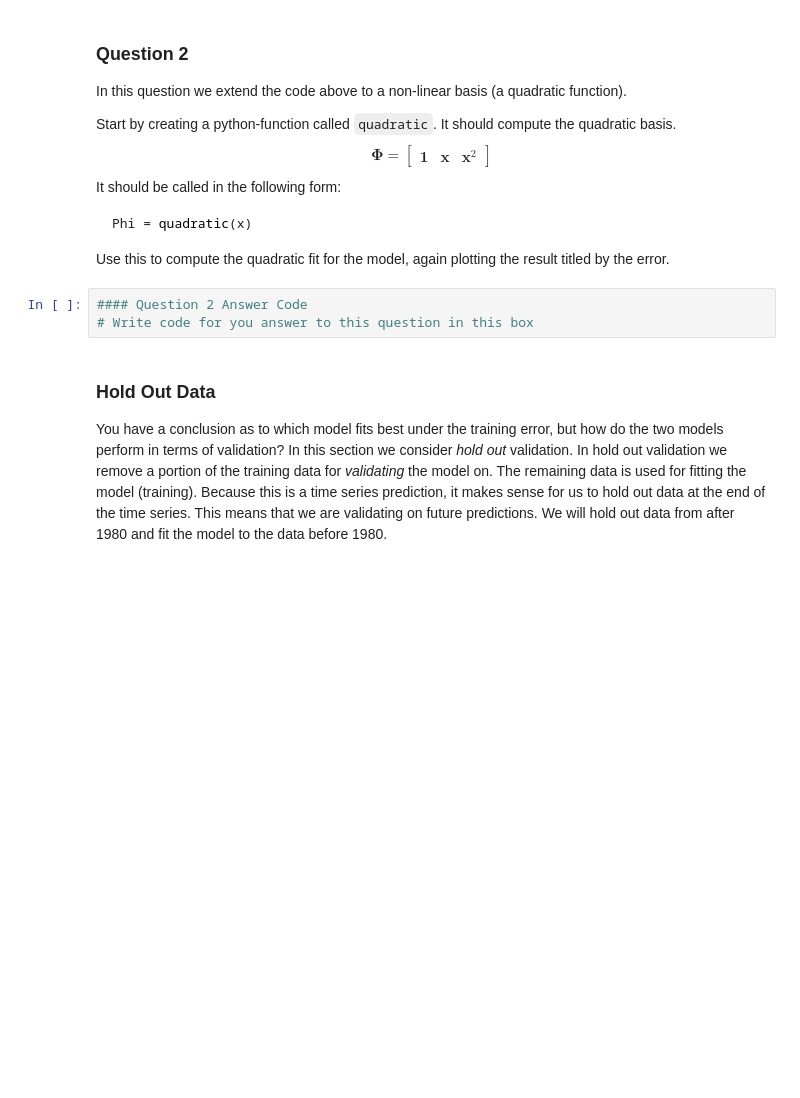
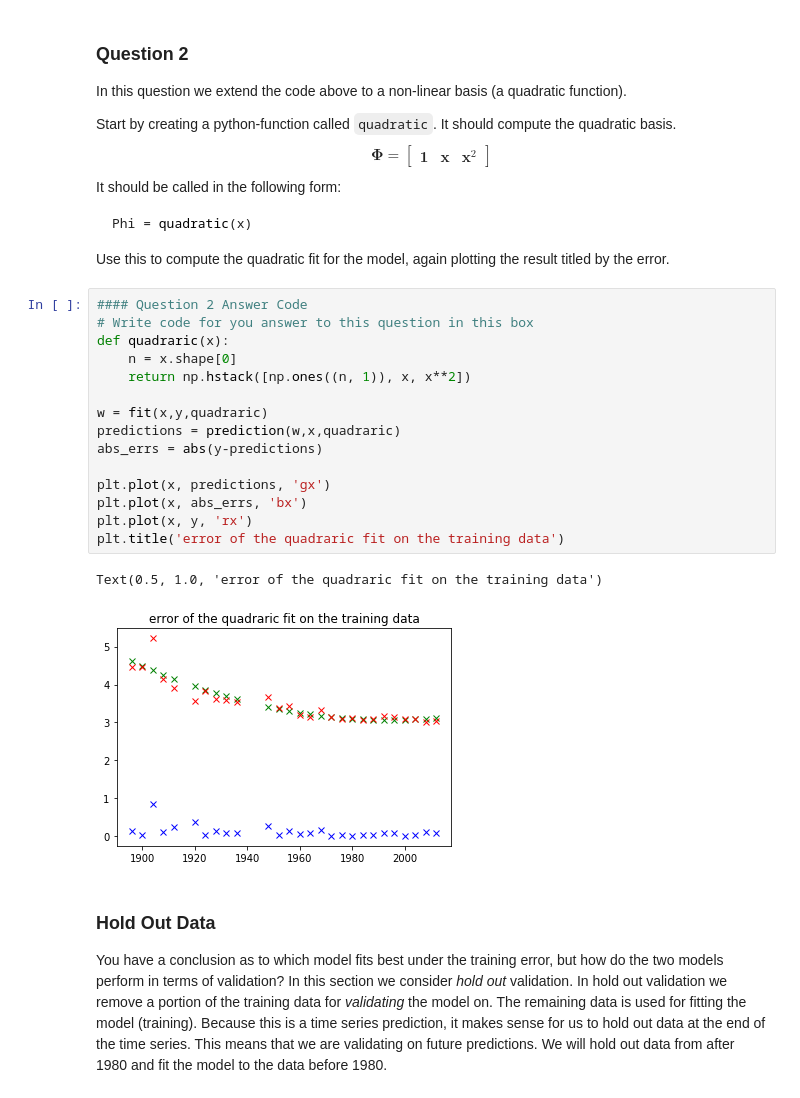
Before and after one commit to maalvarezl/MLAI, a Jupyter notebook: Lab 5 - Generalisation.ipynb, the cells around one changed output. Saved outputs shown, nothing was run; the diff lists cells and outputs as text; blank space fills up the shorter version.

````diff
--- a/Lab 5 - Generalisation.ipynb
+++ b/Lab 5 - Generalisation.ipynb
@@ -142,9 +171,24 @@ It should be called in the following form:
 Phi = quadratic(x)
 ```
 Use this to compute the quadratic fit for the model, again plotting the result titled by the error.
-# %%
-#### Question 2 Answer Code
-# Write code for you answer to this question in this box
+# %%
+#### Question 2 Answer Code
+# Write code for you answer to this question in this box
+def quadraric(x):
+    n = x.shape[0]
+    return np.hstack([np.ones((n, 1)), x, x**2])
+
+w = fit(x,y,quadraric)
+predictions = prediction(w,x,quadraric)
+abs_errs = abs(y-predictions)
+
+plt.plot(x, predictions, 'gx')
+plt.plot(x, abs_errs, 'bx')
+plt.plot(x, y, 'rx')
+plt.title('error of the quadraric fit on the training data')
+# %% [output]
+Text(0.5, 1.0, 'error of the quadraric fit on the training data')
+[figure, added]
 # %% [markdown]
 ### Hold Out Data
 
````
Also changed, not shown: parts of 5 cells of this notebook.
